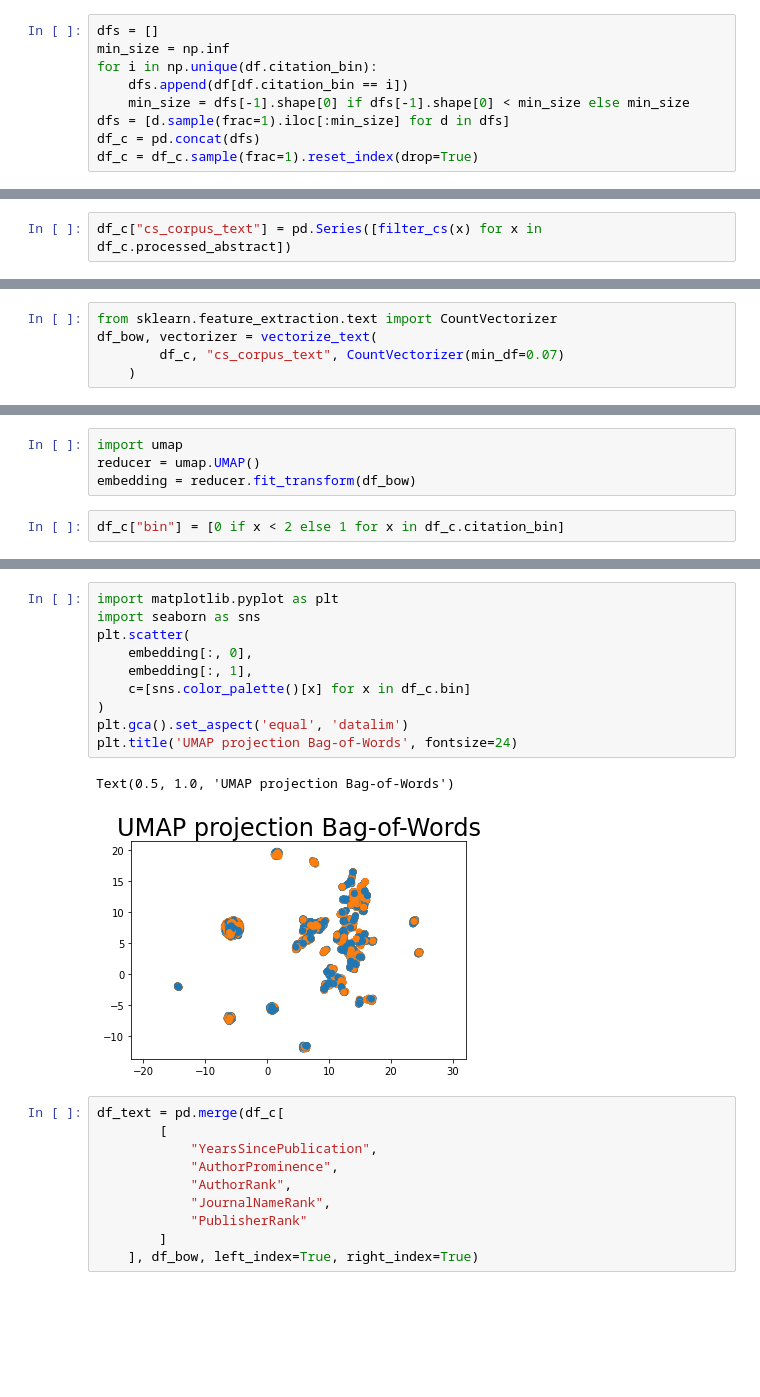
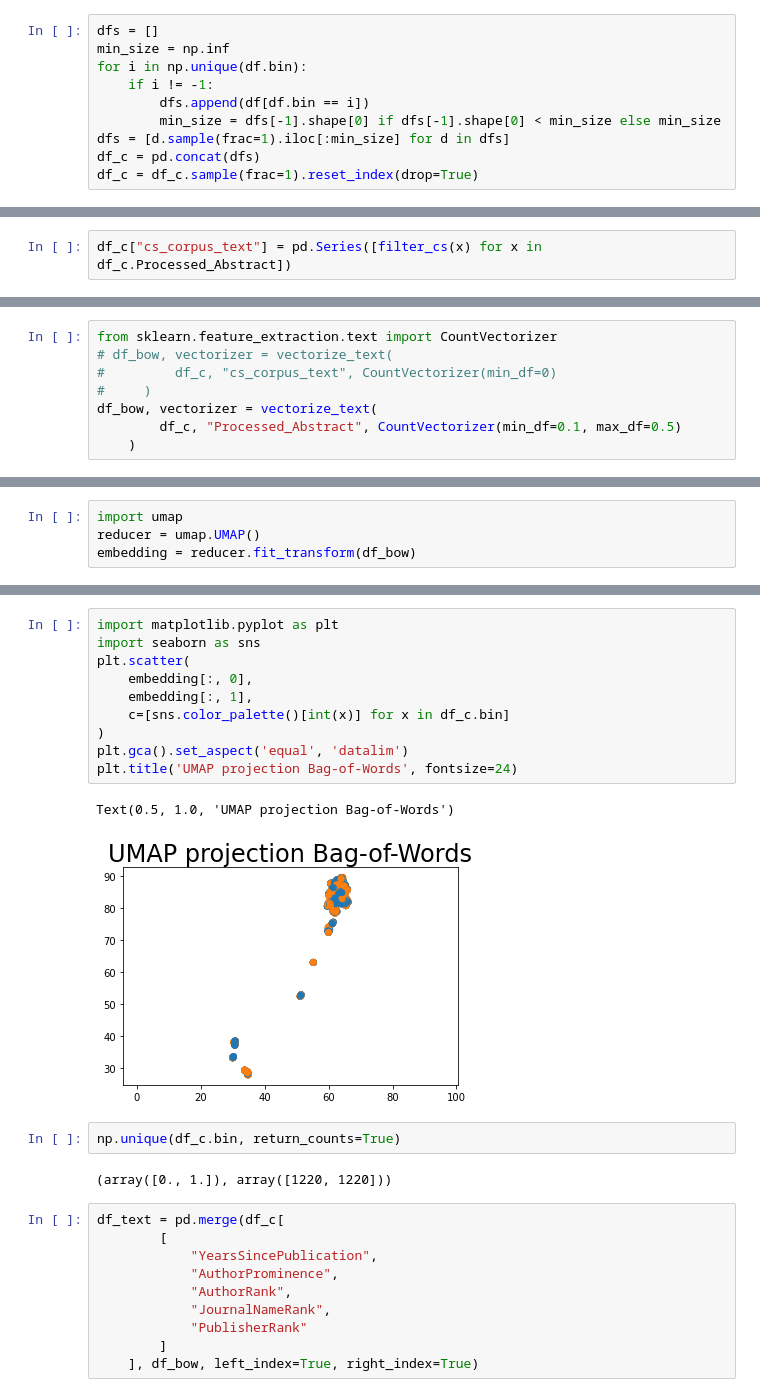
Before and after one commit to anton164/predicting-citation-counts, a Jupyter notebook: notebooks/eli_bin.ipynb, the cells around one changed output, grey strips where cells are left out. Drawn from its saved outputs; the diff is of its cells as text; blank space fills up the shorter version.

```diff
--- a/notebooks/eli_bin.ipynb
+++ b/notebooks/eli_bin.ipynb
@@ -106,9 +115,10 @@ correlation(df, columns=[
 # %%
 dfs = []
 min_size = np.inf
-for i in np.unique(df.citation_bin):
-    dfs.append(df[df.citation_bin == i])
-    min_size = dfs[-1].shape[0] if dfs[-1].shape[0] < min_size else min_size
+for i in np.unique(df.bin):
+    if i != -1:
+        dfs.append(df[df.bin == i])
+        min_size = dfs[-1].shape[0] if dfs[-1].shape[0] < min_size else min_size
 dfs = [d.sample(frac=1).iloc[:min_size] for d in dfs]
 df_c = pd.concat(dfs)
 df_c = df_c.sample(frac=1).reset_index(drop=True)
@@ -170,7 +180,7 @@ def filter_cs(string):
     tokens = filter(lambda x: x in cs_corpus, tokens)
     return " ".join(list(tokens))
 # %%
-df_c["cs_corpus_text"] = pd.Series([filter_cs(x) for x in df_c.processed_abstract])
+df_c["cs_corpus_text"] = pd.Series([filter_cs(x) for x in df_c.Processed_Abstract])
 # %%
 df_c.cs_corpus_text
 # %% [output]
@@ -196,8 +206,11 @@ def vectorize_text(df, text_col, vectorizer):
     return vectorized_df, vectorizer
 # %%
 from sklearn.feature_extraction.text import CountVectorizer
+# df_bow, vectorizer = vectorize_text(
+#         df_c, "cs_corpus_text", CountVectorizer(min_df=0)
+#     )
 df_bow, vectorizer = vectorize_text(
-        df_c, "cs_corpus_text", CountVectorizer(min_df=0.07)
+        df_c, "Processed_Abstract", CountVectorizer(min_df=0.1, max_df=0.5)
     )
 # %%
 df_bow
@@ -219,5 +232,3 @@ df_bow
 import umap
 reducer = umap.UMAP()
 embedding = reducer.fit_transform(df_bow)
-# %%
-df_c["bin"] = [0 if x < 2 else 1 for x in df_c.citation_bin]
@@ -239,16 +235,20 @@ Name: bin, Length: 13004, dtype: int64
 # %%
 import matplotlib.pyplot as plt
 import seaborn as sns
 plt.scatter(
     embedding[:, 0],
     embedding[:, 1],
-    c=[sns.color_palette()[x] for x in df_c.bin]
+    c=[sns.color_palette()[int(x)] for x in df_c.bin]
 )
 plt.gca().set_aspect('equal', 'datalim')
 plt.title('UMAP projection Bag-of-Words', fontsize=24)
 # %% [output]
 Text(0.5, 1.0, 'UMAP projection Bag-of-Words')
-[figure, old version]
+[figure, new version]
+# %%
+np.unique(df_c.bin, return_counts=True)
+# %% [output]
+(array([0., 1.]), array([1220, 1220]))
 # %%
 df_text = pd.merge(df_c[
         [
```
Also changed, not shown: parts of 26 cells of this notebook.
